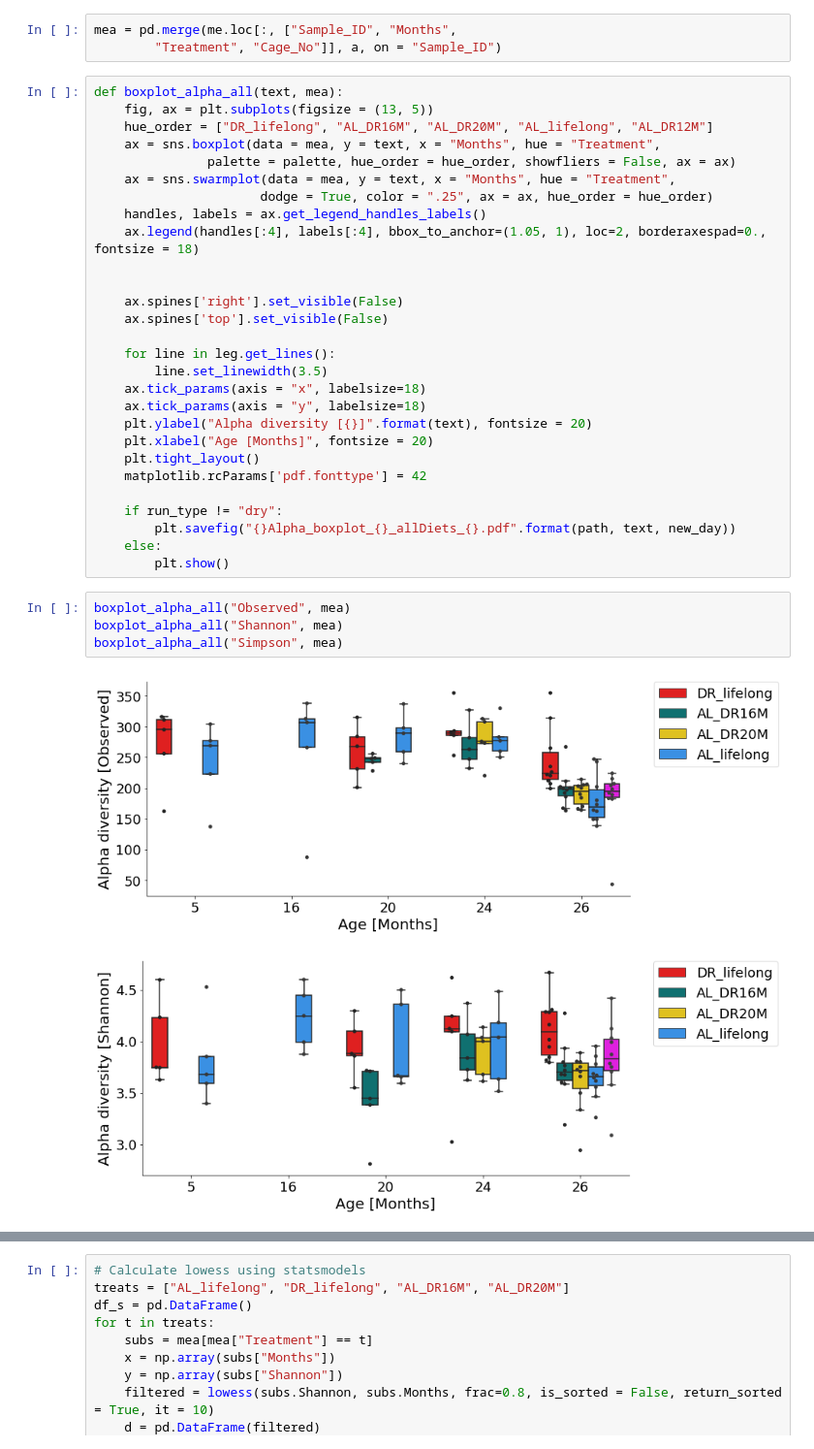
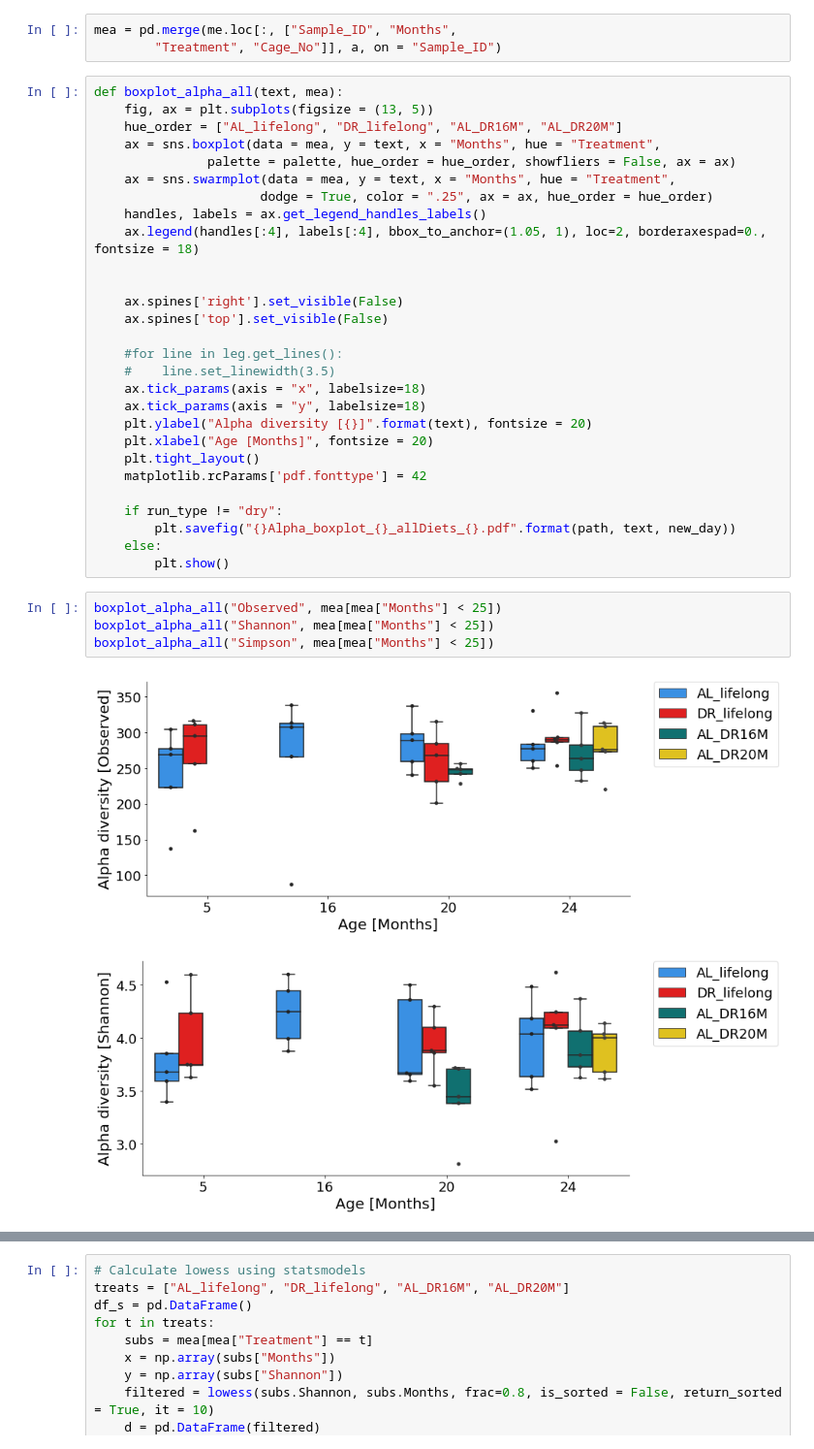
Before and after one commit to carolinamonzo/CM_16S_cross-sectionalF245, a Jupyter notebook: scripts/alpha_diversity_F2.ipynb, the cells around one changed output, grey strips where cells are left out. Shown at 97% size. Cells and saved outputs as stored; diff of their text form.

```diff
--- a/scripts/alpha_diversity_F2.ipynb
+++ b/scripts/alpha_diversity_F2.ipynb
@@ -36,7 +37,7 @@ mea = pd.merge(me.loc[:, ["Sample_ID", "Months",
 # %%
 def boxplot_alpha_all(text, mea):
     fig, ax = plt.subplots(figsize = (13, 5))
-    hue_order = ["DR_lifelong", "AL_DR16M", "AL_DR20M", "AL_lifelong", "AL_DR12M"]
+    hue_order = ["AL_lifelong", "DR_lifelong", "AL_DR16M", "AL_DR20M"]
     ax = sns.boxplot(data = mea, y = text, x = "Months", hue = "Treatment",
                palette = palette, hue_order = hue_order, showfliers = False, ax = ax)
     ax = sns.swarmplot(data = mea, y = text, x = "Months", hue = "Treatment",
@@ -48,8 +49,8 @@ def boxplot_alpha_all(text, mea):
     ax.spines['right'].set_visible(False)
     ax.spines['top'].set_visible(False)
 
-    for line in leg.get_lines():
-        line.set_linewidth(3.5)
+    #for line in leg.get_lines():
+    #    line.set_linewidth(3.5)
     ax.tick_params(axis = "x", labelsize=18)
     ax.tick_params(axis = "y", labelsize=18)
     plt.ylabel("Alpha diversity [{}]".format(text), fontsize = 20)
@@ -62,9 +63,9 @@ def boxplot_alpha_all(text, mea):
     else:
         plt.show()
 # %%
-boxplot_alpha_all("Observed", mea)
-boxplot_alpha_all("Shannon", mea)
-boxplot_alpha_all("Simpson", mea)
+boxplot_alpha_all("Observed", mea[mea["Months"] < 25])
+boxplot_alpha_all("Shannon", mea[mea["Months"] < 25])
+boxplot_alpha_all("Simpson", mea[mea["Months"] < 25])
 # %% [output]
-[figure, old version]
+[figure, new version]
-[figure, old version]
+[figure, new version]
```
Also changed, not shown: parts of 7 cells of this notebook.
